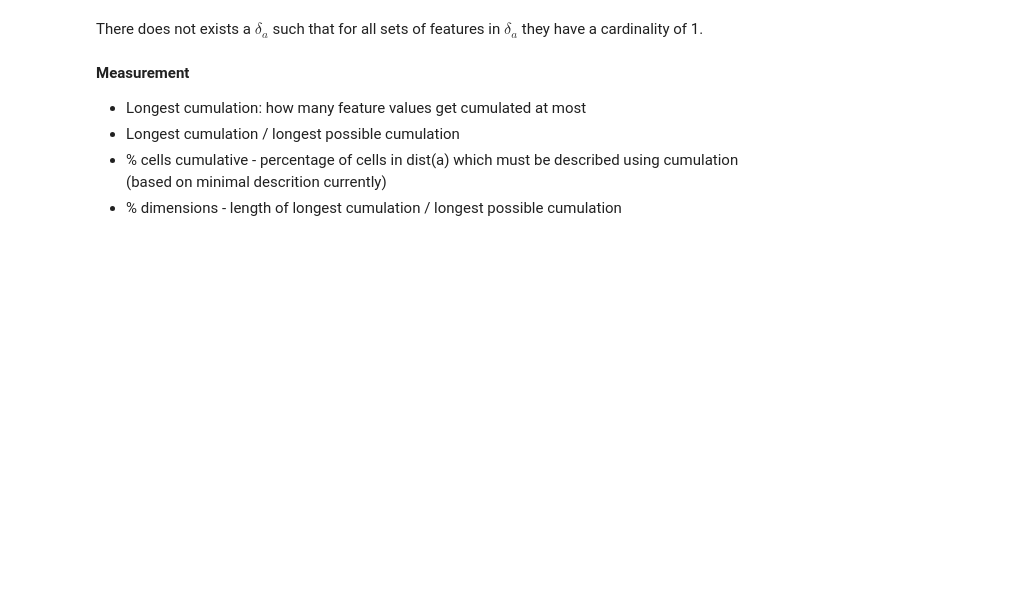
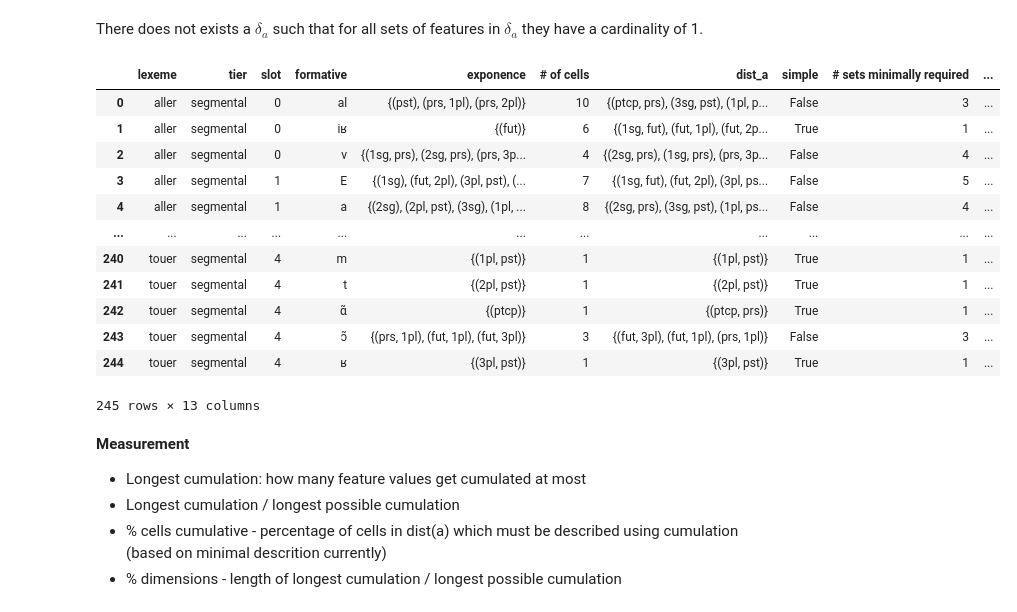
Before and after one commit to maecarroll/setMorph, a Jupyter notebook: ExponenceTypology.ipynb, the cells around one changed output. Cells and saved outputs as stored; diff of their text form; code cells hidden in the pictures; blank space fills up the shorter version.

```diff
--- a/ExponenceTypology.ipynb
+++ b/ExponenceTypology.ipynb
@@ -113,8 +157,22 @@ $\neg\exists \delta_a : \forall x \in \delta_a, |x| = 1$
 There does not exists a $\delta_a$ such that for all sets of features in $\delta_a$ they have a cardinality of 1.
 # %%
 max_dimensions = fr_df["celllist"].fillna("").apply(len).max()
-cumulation = sm.classify_cumulation(exponents, max_dimensions)
-cumulation
+sm.classify_cumulation(exponents, max_dimensions)
+exponents
+# %% [output]
+|  | lexeme | tier | slot | formative | exponence | # of cells | dist_a | simple | # sets minimally required | ... |
+| 0 | aller | segmental | 0 | al | {(pst), (prs, 1pl), (prs, 2pl)} | 10 | {(ptcp, prs), (3sg, pst), (1pl, p... | False | 3 | ... |
+| 1 | aller | segmental | 0 | iʁ | {(fut)} | 6 | {(1sg, fut), (fut, 1pl), (fut, 2p... | True | 1 | ... |
+| 2 | aller | segmental | 0 | v | {(1sg, prs), (2sg, prs), (prs, 3p... | 4 | {(2sg, prs), (1sg, prs), (prs, 3p... | False | 4 | ... |
+| 3 | aller | segmental | 1 | E | {(1sg), (fut, 2pl), (3pl, pst), (... | 7 | {(1sg, fut), (fut, 2pl), (3pl, ps... | False | 5 | ... |
+| 4 | aller | segmental | 1 | a | {(2sg), (2pl, pst), (3sg), (1pl, ... | 8 | {(2sg, prs), (3sg, pst), (1pl, ps... | False | 4 | ... |
+| ... | ... | ... | ... | ... | ... | ... | ... | ... | ... | ... |
+| 240 | touer | segmental | 4 | m | {(1pl, pst)} | 1 | {(1pl, pst)} | True | 1 | ... |
+| 241 | touer | segmental | 4 | t | {(2pl, pst)} | 1 | {(2pl, pst)} | True | 1 | ... |
+| 242 | touer | segmental | 4 | ɑ̃ | {(ptcp)} | 1 | {(ptcp, prs)} | True | 1 | ... |
+| 243 | touer | segmental | 4 | ɔ̃ | {(prs, 1pl), (fut, 1pl), (fut, 3pl)} | 3 | {(fut, 3pl), (fut, 1pl), (prs, 1pl)} | False | 3 | ... |
+| 244 | touer | segmental | 4 | ʁ | {(3pl, pst)} | 1 | {(3pl, pst)} | True | 1 | ... |
+245 rows × 13 columns
 # %% [markdown]
 **Measurement**
 
```
Also changed, not shown: parts of 27 cells of this notebook, 5 other files.
